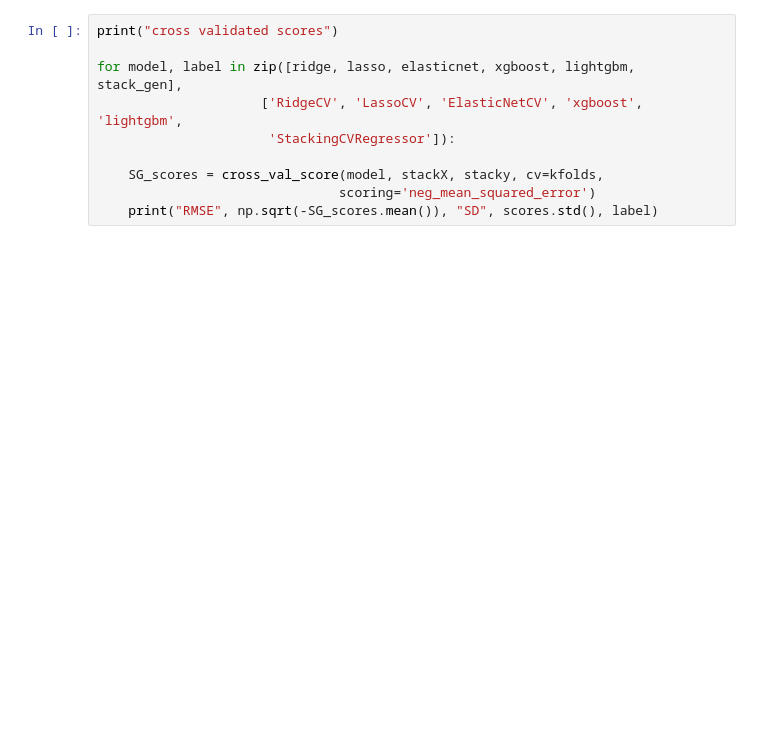
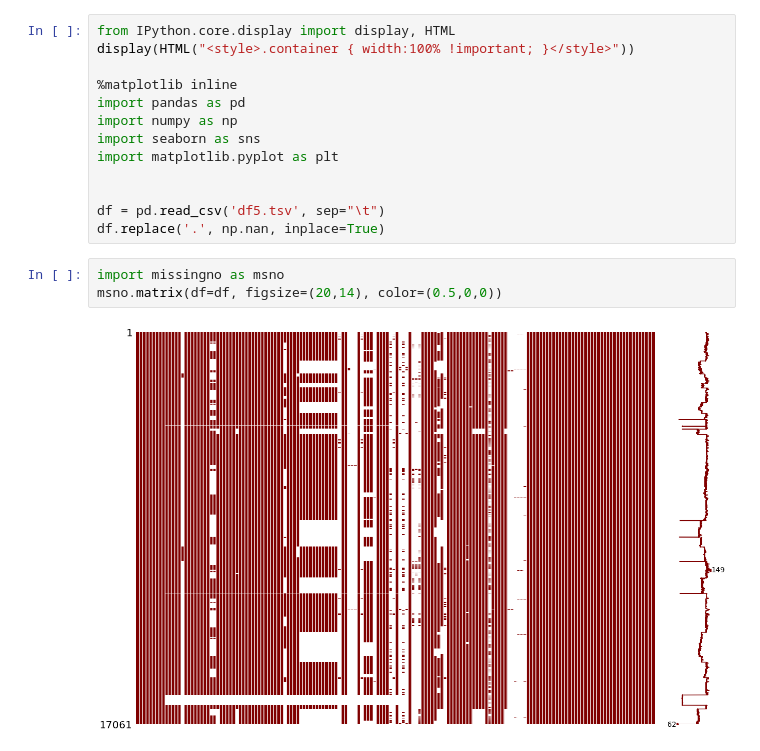
Before and after one commit to aadevel/RegSat, a Jupyter notebook: FeaturesLoad.ipynb, the cells around one changed output. Saved outputs shown, nothing was run; the diff lists cells and outputs as text; blank space fills up the shorter version.

```diff
--- a/FeaturesLoad.ipynb
+++ b/FeaturesLoad.ipynb
@@ -875,10 +1,18 @@ stacky = np.array(y)
-# %%
-print("cross validated scores")
-
-for model, label in zip([ridge, lasso, elasticnet, xgboost, lightgbm, stack_gen],
-                     ['RidgeCV', 'LassoCV', 'ElasticNetCV', 'xgboost', 'lightgbm',
-                      'StackingCVRegressor']):
-
-    SG_scores = cross_val_score(model, stackX, stacky, cv=kfolds,
-                               scoring='neg_mean_squared_error')
-    print("RMSE", np.sqrt(-SG_scores.mean()), "SD", scores.std(), label)
+# %%
+from IPython.core.display import display, HTML
+display(HTML("<style>.container { width:100% !important; }</style>"))
+
+%matplotlib inline
+import pandas as pd
+import numpy as np
+import seaborn as sns
+import matplotlib.pyplot as plt
+
+
+df = pd.read_csv('df5.tsv', sep="\t")
+df.replace('.', np.nan, inplace=True)
+# %%
+import missingno as msno
+msno.matrix(df=df, figsize=(20,14), color=(0.5,0,0))
+# %% [output]
+[figure, added]
```
Also changed, not shown: parts of 63 cells of this notebook, 1 other file.
